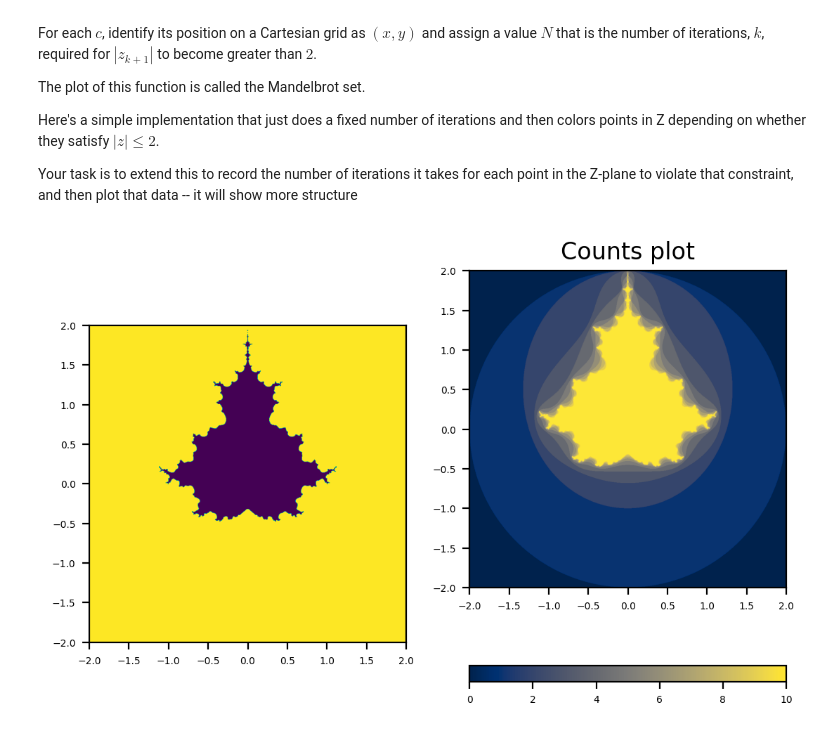
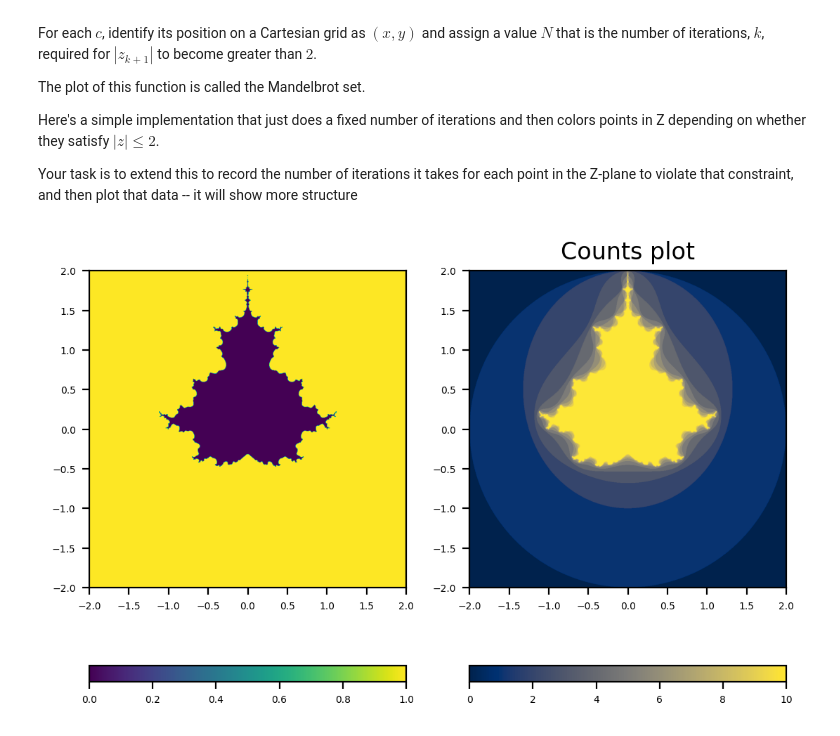
Before and after one commit to ColomboMatte0/scientificcomputing_bicocca_2023, a Jupyter notebook: working/EX_L03.ipynb, the cells around one changed output. Cells and saved outputs as stored; diff of their text form; code cells hidden in the pictures.

```diff
--- a/working/EX_L03.ipynb
+++ b/working/EX_L03.ipynb
@@ -77,14 +77,16 @@ m = np.ones((N, N))
 m[np.abs(z) <= 2] = 0.0
 # %%
 fig, ax = plt.subplots(1,2)
-ax[0].imshow(m,extent=[-2,2,-2,2])
+im0=ax[0].imshow(m,extent=[-2,2,-2,2])
 ax[0].tick_params(axis='both',labelsize=5)
 
-im=ax[1].imshow(count,cmap='cividis',extent=[-2,2,-2,2])
+im1=ax[1].imshow(count,cmap='cividis',extent=[-2,2,-2,2])
 ax[1].tick_params(axis='both',labelsize=5)
 ax[1].set_title('Counts plot')
 
-cbar=fig.colorbar(im,shrink=1,location='bottom')
-cbar.ax.tick_params(labelsize=5)
+cbar1=fig.colorbar(im1,shrink=1,location='bottom')
+cbar0=fig.colorbar(im0,shrink=1,location='bottom')
+cbar0.ax.tick_params(labelsize=5)
+cbar1.ax.tick_params(labelsize=5)
 # %% [output]
-[figure, old version]
+[figure, new version]
```
Also changed, not shown: 10 other files.
